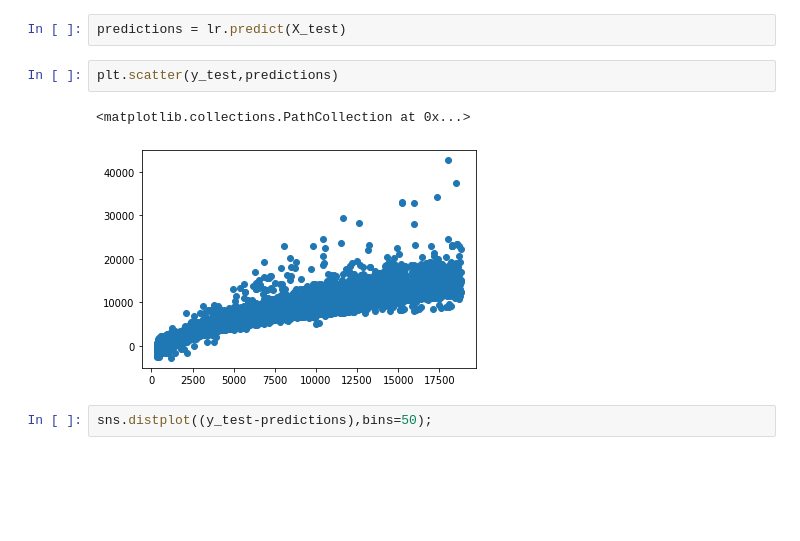
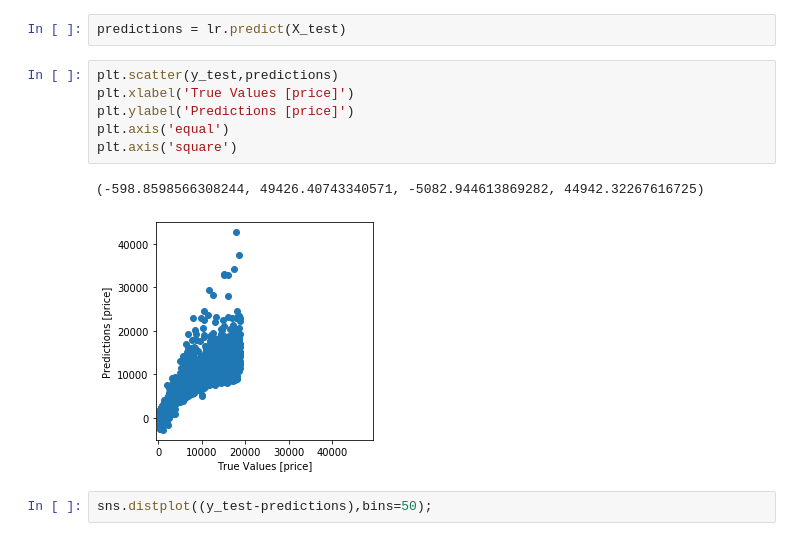
Before and after one commit to AnnaLenaStoe/Diamonds, a Jupyter notebook: diamonds.ipynb, the cells around one changed output. Drawn from its saved outputs; the diff is of its cells as text; blank space fills up the shorter version.

```diff
--- a/diamonds.ipynb
+++ b/diamonds.ipynb
@@ -270,11 +270,15 @@ coeff_df
 | z | -103.055126 |
 # %%
 predictions = lr.predict(X_test)
-# %%
-plt.scatter(y_test,predictions)
-# %% [output]
-<matplotlib.collections.PathCollection at 0x...>
-[figure, removed]
+# %%
+plt.scatter(y_test,predictions)
+plt.xlabel('True Values [price]')
+plt.ylabel('Predictions [price]')
+plt.axis('equal')
+plt.axis('square')
+# %% [output]
+(-598.8598566308244, 49426.40743340571, -5082.944613869282, 44942.32267616725)
+[figure, added]
 # %%
 sns.distplot((y_test-predictions),bins=50);
 # %% [output]
```
